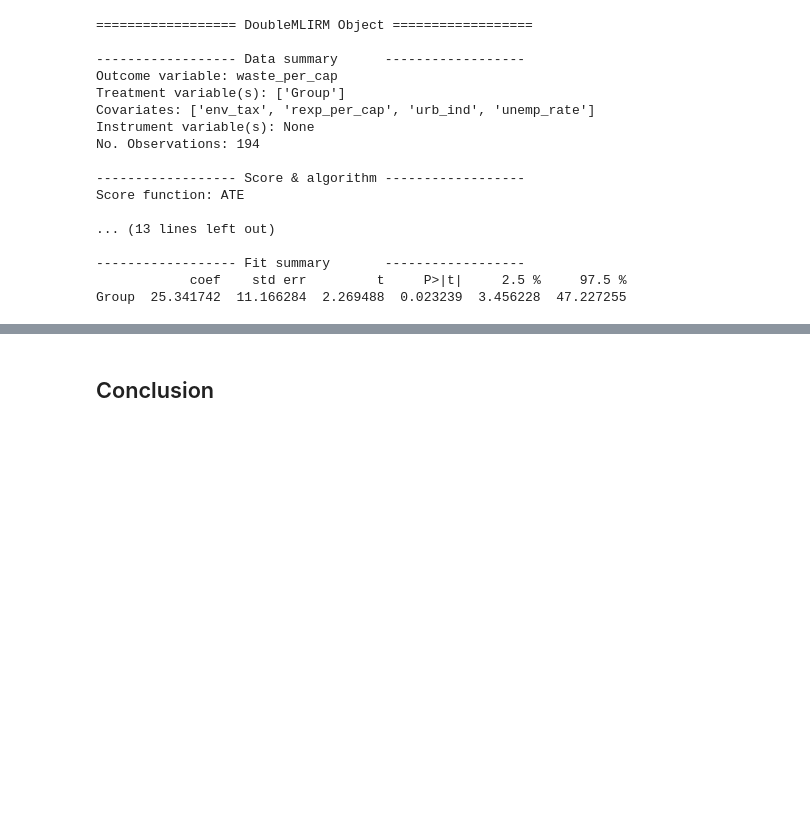
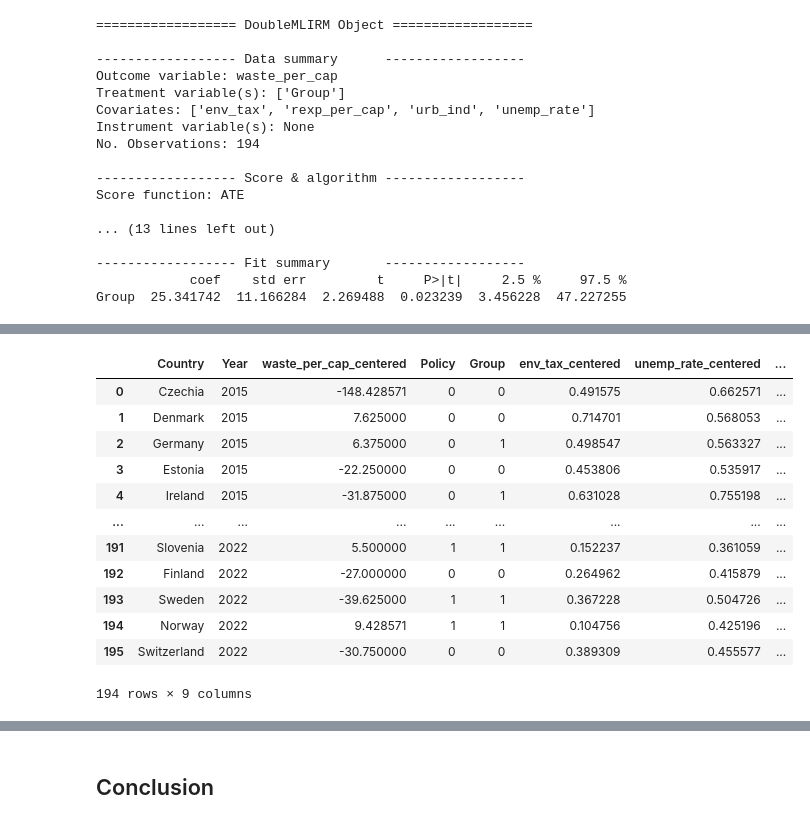
Before and after one commit to anntis/RM-project, a Jupyter notebook: rm_project.ipynb, the cells around one changed output, grey strips where cells are left out. Saved outputs shown, nothing was run; the diff lists cells and outputs as text; code cells hidden in the pictures; blank space fills up the shorter version.

```diff
--- a/rm_project.ipynb
+++ b/rm_project.ipynb
@@ -731,0 +871,34 @@ Group  25.341742  11.166284  2.269488  0.023239  3.456228  47.227255
+# %%
+# Keep non-standardized columns separately
+other_columns = ['Country', 'Year', 'waste_per_cap_centered', 'Policy', 'Group']
+
+# Select columns to be standardized
+columns_to_scale = ['env_tax_centered', 'unemp_rate_centered', 'rexp_per_cap_centered', 'urb_ind_centered']
+
+# Standardize only the selected columns
+scaler = MinMaxScaler()
+scaled_data = scaler.fit_transform(df_add[columns_to_scale])
+
+# Convert the standardized data back to a DataFrame
+to_scaled_df = pd.DataFrame(scaled_data, columns=columns_to_scale, index=df_add.index)
+
+# Combine standardized and non-standardized columns
+scaled_df_add = pd.concat([df_add[other_columns], to_scaled_df], axis=1)
+scaled_df_add['waste_per_cap_centered'] = pd.to_numeric(scaled_df_add['waste_per_cap_centered'], errors='coerce')
+
+scaled_df_add = scaled_df_add.dropna()
+scaled_df_add
+# %% [output]
+|  | Country | Year | waste_per_cap_centered | Policy | Group | env_tax_centered | unemp_rate_centered | ... |
+| 0 | Czechia | 2015 | -148.428571 | 0 | 0 | 0.491575 | 0.662571 | ... |
+| 1 | Denmark | 2015 | 7.625000 | 0 | 0 | 0.714701 | 0.568053 | ... |
+| 2 | Germany | 2015 | 6.375000 | 0 | 1 | 0.498547 | 0.563327 | ... |
+| 3 | Estonia | 2015 | -22.250000 | 0 | 0 | 0.453806 | 0.535917 | ... |
+| 4 | Ireland | 2015 | -31.875000 | 0 | 1 | 0.631028 | 0.755198 | ... |
+| ... | ... | ... | ... | ... | ... | ... | ... | ... |
+| 191 | Slovenia | 2022 | 5.500000 | 1 | 1 | 0.152237 | 0.361059 | ... |
+| 192 | Finland | 2022 | -27.000000 | 0 | 0 | 0.264962 | 0.415879 | ... |
+| 193 | Sweden | 2022 | -39.625000 | 1 | 1 | 0.367228 | 0.504726 | ... |
+| 194 | Norway | 2022 | 9.428571 | 1 | 1 | 0.104756 | 0.425196 | ... |
+| 195 | Switzerland | 2022 | -30.750000 | 0 | 0 | 0.389309 | 0.455577 | ... |
+194 rows × 9 columns
```
Also changed, not shown: parts of 18 cells of this notebook, 1 other file.
